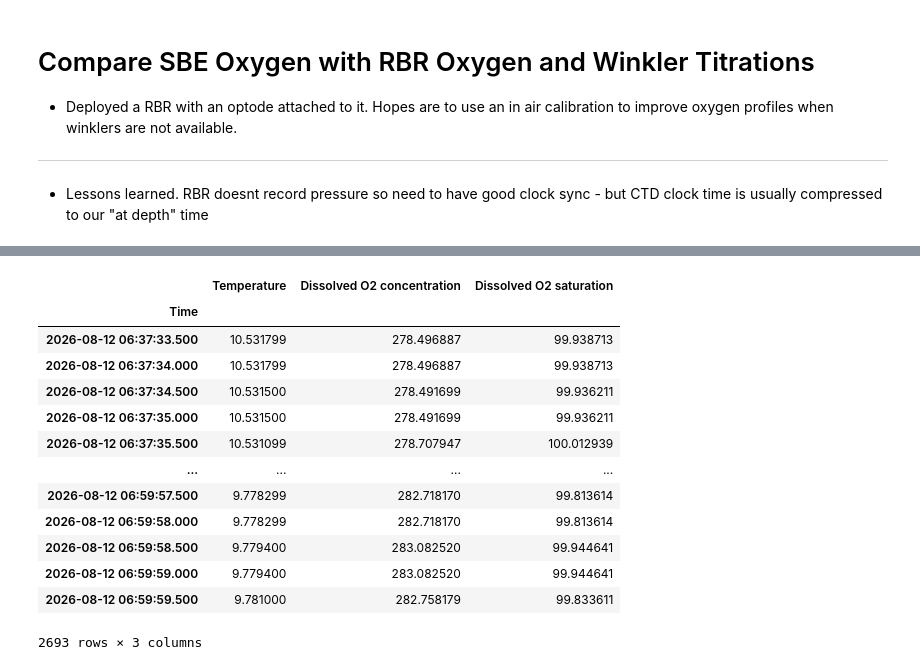
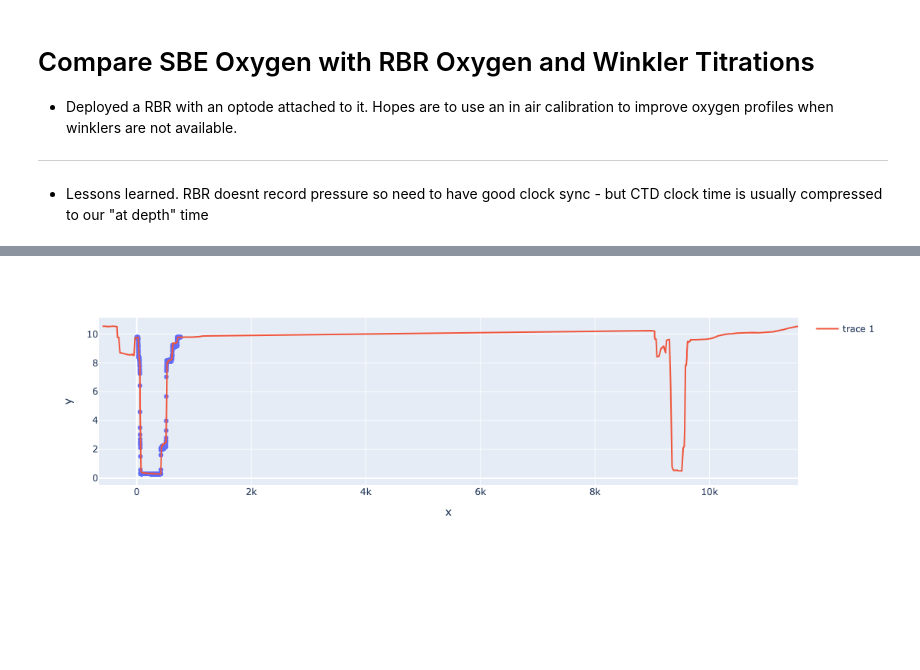
Before and after one commit to NOAA-PMEL/EcoFOCI_FieldOps_Documentation, a Jupyter notebook: DataProcessingDocumentation/2. EcoFOCI_DataProcesssing_Records/cruises/2026/EcoFOCIpy_sbe_ctd_sh2607pRBRoxy.ipynb, the cells around one changed output, grey strips where cells are left out. Drawn from its saved outputs; the diff is of its cells as text; code cells hidden in the pictures; blank space fills up the shorter version.

```diff
--- a/DataProcessingDocumentation/2. EcoFOCI_DataProcesssing_Records/cruises/2026/EcoFOCIpy_sbe_ctd_sh2607pRBRoxy.ipynb
+++ b/DataProcessingDocumentation/2. EcoFOCI_DataProcesssing_Records/cruises/2026/EcoFOCIpy_sbe_ctd_sh2607pRBRoxy.ipynb
@@ -13,9 +13,11 @@ import pandas as pd
 import xarray as xr
 import datetime
 import EcoFOCIpy.io.erddap as erddap
+import EcoFOCIpy.io.sbe_ctd_parser as sbe_ctd_parser #<- instrument specific
 
 rbr_file = '/Users/bell/ecoraid/2026/CTDCasts/sh2607/raw/SH2607_RBR_thru_8_28/RBR_SH2607_8_28.xlsx'
 oxy_winkler_file = '/Users/bell/ecoraid/2026/CTDCasts/sh2607/working/SH2607_Oxygen_Concentrations.xlsx'
+sbe_file = ['/Users/bell/ecoraid/2026/CTDCasts/sh2607/raw_oxyeval/CTD0021.cnv']
 # %%
 rbr_data = pd.read_excel(rbr_file,sheet_name=2,skiprows=1,index_col='Time')
 # %%
@@ -23,2 +29,3 @@ winkler_data = pd.read_excel(oxy_winkler_file)
 # %%
-ctd_data = pd.read_csv('http://ecofoci-field.pmel.noaa.gov:8082/erddap/tabledap/CTD_sh2607_preliminary.csvp')
+cruise = sbe_ctd_parser.sbe9_11p()
+(cruise_data,cruise_header) = cruise.parse(sbe_file)
@@ -27,20 +66,2 @@ ctd_data['time (UTC)'] = pd.to_datetime(ctd_data['time (UTC)']).dt.tz_localize(N
 # %%
-ctd_subset = ctd_data[ctd_data['profile_id'] == 'ctd021']
-rbr_subset = rbr_data.loc['2026-08-12 06']
+rbr_subset = rbr_data.loc['2026-08-12 06':'2026-08-12 09']
-# %%
-rbr_subset
-# %% [output]
-|  | Temperature | Dissolved O2 concentration | Dissolved O2 saturation |
-| Time |  |  |  |
-| 2026-08-12 06:37:33.500 | 10.531799 | 278.496887 | 99.938713 |
-| 2026-08-12 06:37:34.000 | 10.531799 | 278.496887 | 99.938713 |
-| 2026-08-12 06:37:34.500 | 10.531500 | 278.491699 | 99.936211 |
-| 2026-08-12 06:37:35.000 | 10.531500 | 278.491699 | 99.936211 |
-| 2026-08-12 06:37:35.500 | 10.531099 | 278.707947 | 100.012939 |
-| ... | ... | ... | ... |
-| 2026-08-12 06:59:57.500 | 9.778299 | 282.718170 | 99.813614 |
-| 2026-08-12 06:59:58.000 | 9.778299 | 282.718170 | 99.813614 |
-| 2026-08-12 06:59:58.500 | 9.779400 | 283.082520 | 99.944641 |
-| 2026-08-12 06:59:59.000 | 9.779400 | 283.082520 | 99.944641 |
-| 2026-08-12 06:59:59.500 | 9.781000 | 282.758179 | 99.833611 |
-2693 rows × 3 columns
@@ -46,0 +70,10 @@ rbr_subset
+# %%
+import plotly.express as px
+import plotly.graph_objects as go
+
+offset = -599
+
+fig = px.scatter(x=cruise_data['CTD0021.cnv']['timeS'],y=cruise_data['CTD0021.cnv']['t090C'])
+fig.add_scatter(x=rbr_subset['time_elapsed'].dt.total_seconds()+offset, y=rbr_subset.Temperature)
+# %% [output]
+[figure, added]
```
Also changed, not shown: parts of 15 cells of this notebook, 16 other files.
